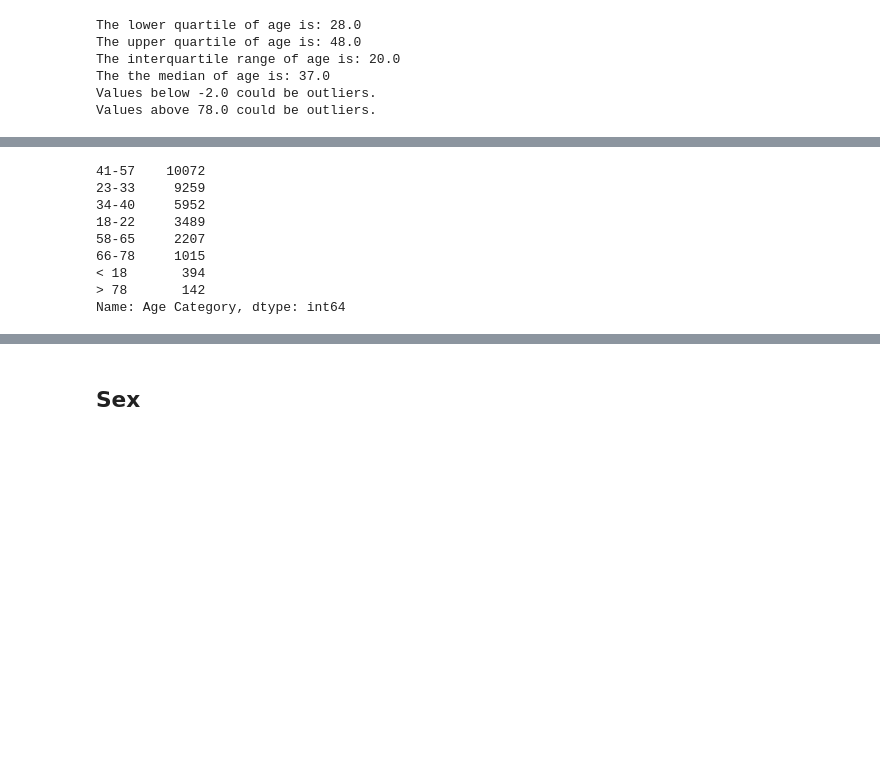
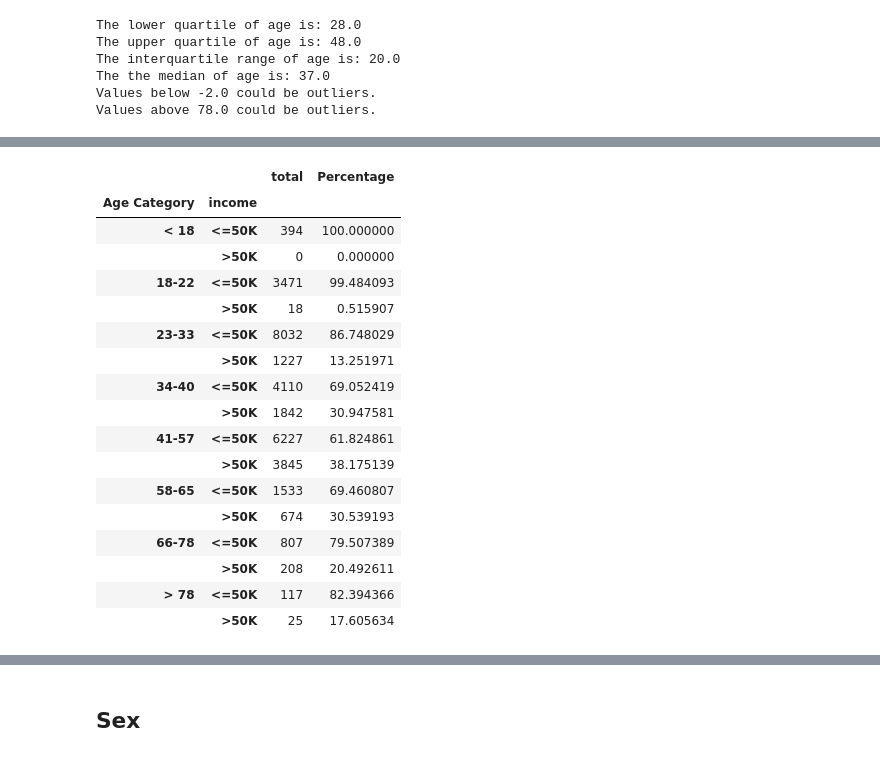
Before and after one commit to markerickson314/project-one, a Jupyter notebook: Sarah2.ipynb, the cells around one changed output, grey strips where cells are left out. Cells and saved outputs as stored; diff of their text form; code cells hidden in the pictures; blank space fills up the shorter version.

```diff
--- a/Sarah2.ipynb
+++ b/Sarah2.ipynb
@@ -141,19 +137,29 @@ replaced_df
 # %%
 # Creating a group based off of the Age Category
 age_income = replaced_df[["Age Category", "income"]]
-age_count = age_income.groupby(["Age Category", "income"]).agg(age_count = ("Age Category", 'count'))
-age_group = replaced_df["Age Category"].value_counts()
-age_group
+age_income_count = age_income.groupby(["Age Category", "income"]).agg(total = ("Age Category", 'count'))
+age_count = age_income.groupby(["Age Category"]).agg(total = ("Age Category", "count"))
+age_income_count["Percentage"] = age_income_count.div(age_count) * 100
+age_income_count
 # %% [output]
-41-57    10072
-23-33     9259
-34-40     5952
-18-22     3489
-58-65     2207
-66-78     1015
-< 18       394
-> 78       142
-Name: Age Category, dtype: int64
+|  |  | total | Percentage |
+| Age Category | income |  |  |
+| < 18 | <=50K | 394 | 100.000000 |
+|  | >50K | 0 | 0.000000 |
+| 18-22 | <=50K | 3471 | 99.484093 |
+|  | >50K | 18 | 0.515907 |
+| 23-33 | <=50K | 8032 | 86.748029 |
+|  | >50K | 1227 | 13.251971 |
+| 34-40 | <=50K | 4110 | 69.052419 |
+|  | >50K | 1842 | 30.947581 |
+| 41-57 | <=50K | 6227 | 61.824861 |
+|  | >50K | 3845 | 38.175139 |
+| 58-65 | <=50K | 1533 | 69.460807 |
+|  | >50K | 674 | 30.539193 |
+| 66-78 | <=50K | 807 | 79.507389 |
+|  | >50K | 208 | 20.492611 |
+| > 78 | <=50K | 117 | 82.394366 |
+|  | >50K | 25 | 17.605634 |
 # %%
 for value in Age Category:
 # %%
```
Also changed, not shown: parts of 14 cells of this notebook.
